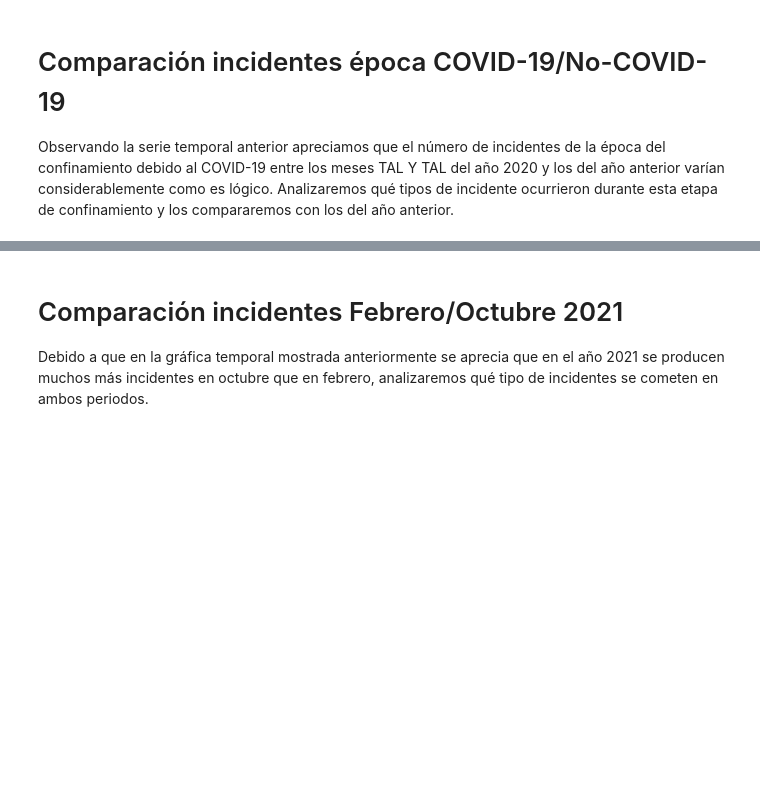
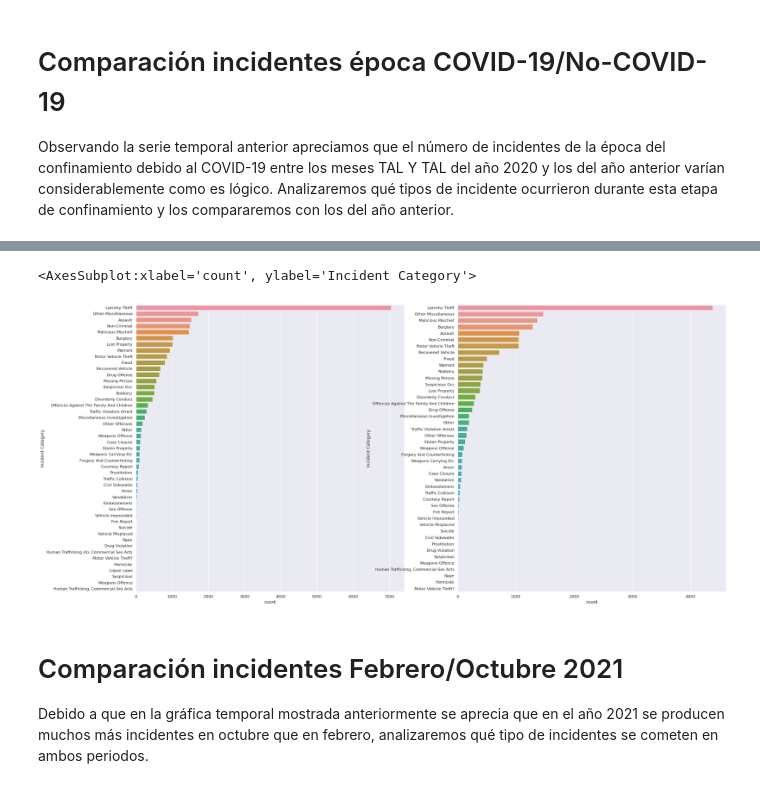
Before and after one commit to luperezsal/Batman, a Jupyter notebook: batman.ipynb, the cells around one changed output, grey strips where cells are left out. Drawn from its saved outputs; the diff is of its cells as text; code cells hidden in the pictures; blank space fills up the shorter version.

```diff
--- a/batman.ipynb
+++ b/batman.ipynb
@@ -133,3 +205,18 @@ sns.barplot(data=covid_display, x='COVID incident count', y="Incident", ax=ax[1]
+# %%
+############ COVID ############
+covid_epoch = incidents_2020[incidents_2020['Incident Datetime'].between('2020-03-01', '2020-05-01')]
+not_covid_epoch = incidents_2019[incidents_2019['Incident Datetime'].between('2019-03-01', '2019-05-01')]
+
+covid_order = pd.Categorical(covid_epoch['Incident Category'].value_counts().index)
+not_covid_order = pd.Categorical(not_covid_epoch['Incident Category'].value_counts().index)
+
+sns.set(rc={'figure.figsize':(30,15)})
+fig, ax =plt.subplots(1,2)
+sns.countplot(data=not_covid_epoch, y="Incident Category", order = not_covid_order, ax=ax[0])
+sns.countplot(data=covid_epoch, y="Incident Category", order = covid_order, ax=ax[1])
+# %% [output]
+<AxesSubplot:xlabel='count', ylabel='Incident Category'>
+[figure, added]
 # %% [markdown]
 # Comparación incidentes Febrero/Octubre 2021
 
```
Also changed, not shown: parts of 19 cells of this notebook.
